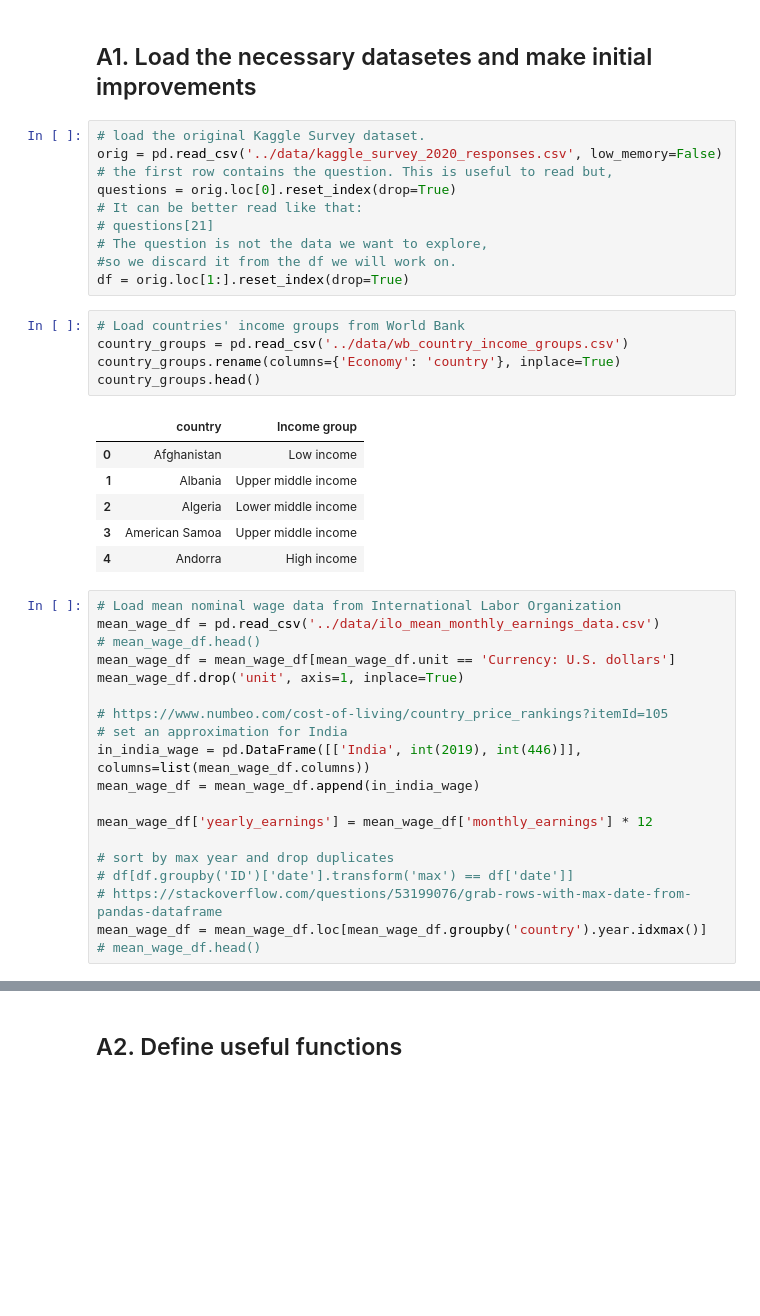
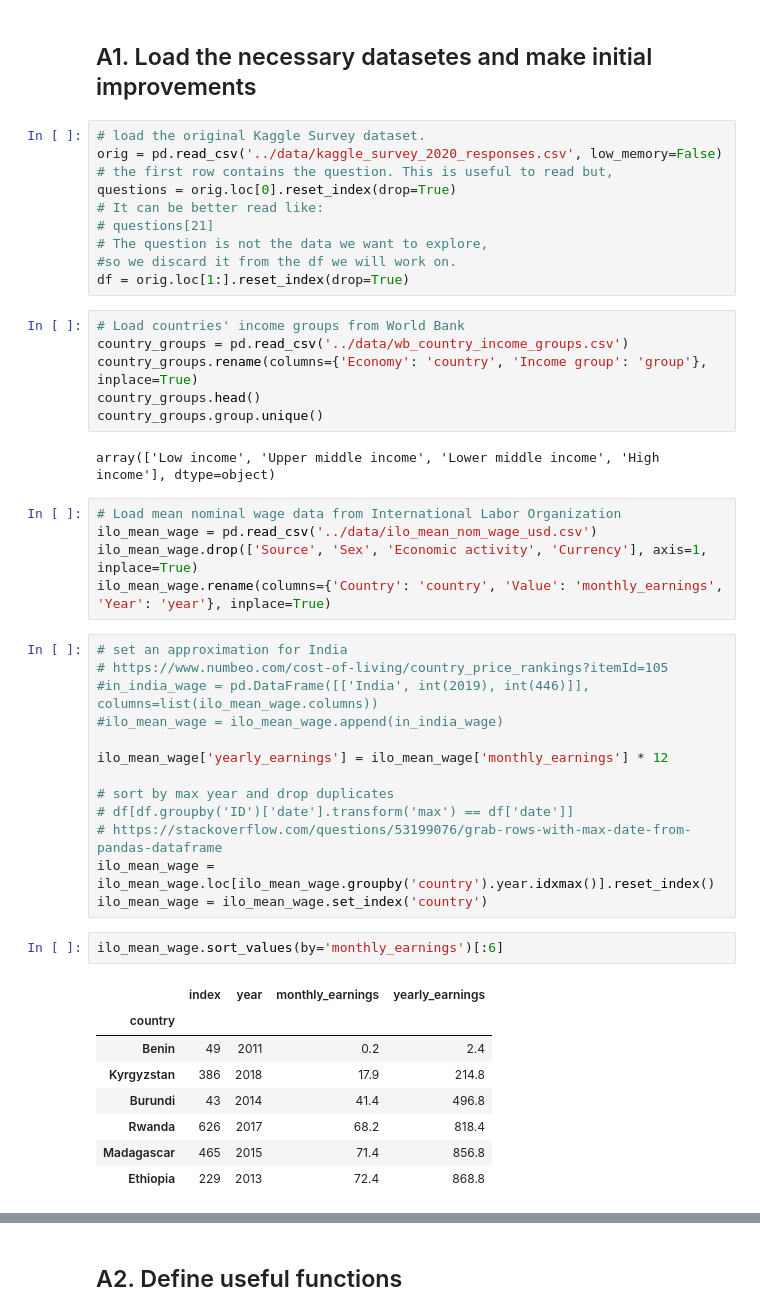
Before and after one commit to argythana/dsml_survey_20, a Jupyter notebook: notebooks/explore_invalid.ipynb, the cells around one changed output, grey strips where cells are left out. Drawn from its saved outputs; the diff is of its cells as text; blank space fills up the shorter version.

```diff
--- a/notebooks/explore_invalid.ipynb
+++ b/notebooks/explore_invalid.ipynb
@@ -23,7 +23,7 @@ display(HTML("<style>.container { width:100% !important; }</style>"))
 orig = pd.read_csv('../data/kaggle_survey_2020_responses.csv', low_memory=False)
 # the first row contains the question. This is useful to read but,
 questions = orig.loc[0].reset_index(drop=True)
-# It can be better read like that:
+# It can be better read like:
 # questions[21]
 # The question is not the data we want to explore,
 #so we discard it from the df we will work on.
@@ -31,31 +31,37 @@ df = orig.loc[1:].reset_index(drop=True)
 # %%
 # Load countries' income groups from World Bank
 country_groups = pd.read_csv('../data/wb_country_income_groups.csv')
-country_groups.rename(columns={'Economy': 'country'}, inplace=True)
+country_groups.rename(columns={'Economy': 'country', 'Income group': 'group'}, inplace=True)
 country_groups.head()
+country_groups.group.unique()
 # %% [output]
-|  | country | Income group |
-| 0 | Afghanistan | Low income |
-| 1 | Albania | Upper middle income |
-| 2 | Algeria | Lower middle income |
-| 3 | American Samoa | Upper middle income |
-| 4 | Andorra | High income |
+array(['Low income', 'Upper middle income', 'Lower middle income', 'High income'], dtype=object)
+# %%
+# Load mean nominal wage data from International Labor Organization
+ilo_mean_wage = pd.read_csv('../data/ilo_mean_nom_wage_usd.csv')
+ilo_mean_wage.drop(['Source', 'Sex', 'Economic activity', 'Currency'], axis=1, inplace=True)
+ilo_mean_wage.rename(columns={'Country': 'country', 'Value': 'monthly_earnings', 'Year': 'year'}, inplace=True)
 # %%
-# Load mean nominal wage data from International Labor Organization
-mean_wage_df = pd.read_csv('../data/ilo_mean_monthly_earnings_data.csv')
-# mean_wage_df.head()
-mean_wage_df = mean_wage_df[mean_wage_df.unit == 'Currency: U.S. dollars']
-mean_wage_df.drop('unit', axis=1, inplace=True)
+# set an approximation for India
+# https://www.numbeo.com/cost-of-living/country_price_rankings?itemId=105
+#in_india_wage = pd.DataFrame([['India', int(2019), int(446)]], columns=list(ilo_mean_wage.columns))
+#ilo_mean_wage = ilo_mean_wage.append(in_india_wage)
 
-# https://www.numbeo.com/cost-of-living/country_price_rankings?itemId=105
-# set an approximation for India
-in_india_wage = pd.DataFrame([['India', int(2019), int(446)]], columns=list(mean_wage_df.columns))
-mean_wage_df = mean_wage_df.append(in_india_wage)
-
-mean_wage_df['yearly_earnings'] = mean_wage_df['monthly_earnings'] * 12
+ilo_mean_wage['yearly_earnings'] = ilo_mean_wage['monthly_earnings'] * 12
 
 # sort by max year and drop duplicates
 # df[df.groupby('ID')['date'].transform('max') == df['date']]
 # https://stackoverflow.com/questions/53199076/grab-rows-with-max-date-from-pandas-dataframe
-mean_wage_df = mean_wage_df.loc[mean_wage_df.groupby('country').year.idxmax()]
-# mean_wage_df.head()
+ilo_mean_wage = ilo_mean_wage.loc[ilo_mean_wage.groupby('country').year.idxmax()].reset_index()
+ilo_mean_wage = ilo_mean_wage.set_index('country')
+# %%
+ilo_mean_wage.sort_values(by='monthly_earnings')[:6]
+# %% [output]
+|  | index | year | monthly_earnings | yearly_earnings |
+| country |  |  |  |  |
+| Benin | 49 | 2011 | 0.2 | 2.4 |
+| Kyrgyzstan | 386 | 2018 | 17.9 | 214.8 |
+| Burundi | 43 | 2014 | 41.4 | 496.8 |
+| Rwanda | 626 | 2017 | 68.2 | 818.4 |
+| Madagascar | 465 | 2015 | 71.4 | 856.8 |
+| Ethiopia | 229 | 2013 | 72.4 | 868.8 |
```
Also changed, not shown: parts of 67 cells of this notebook.
